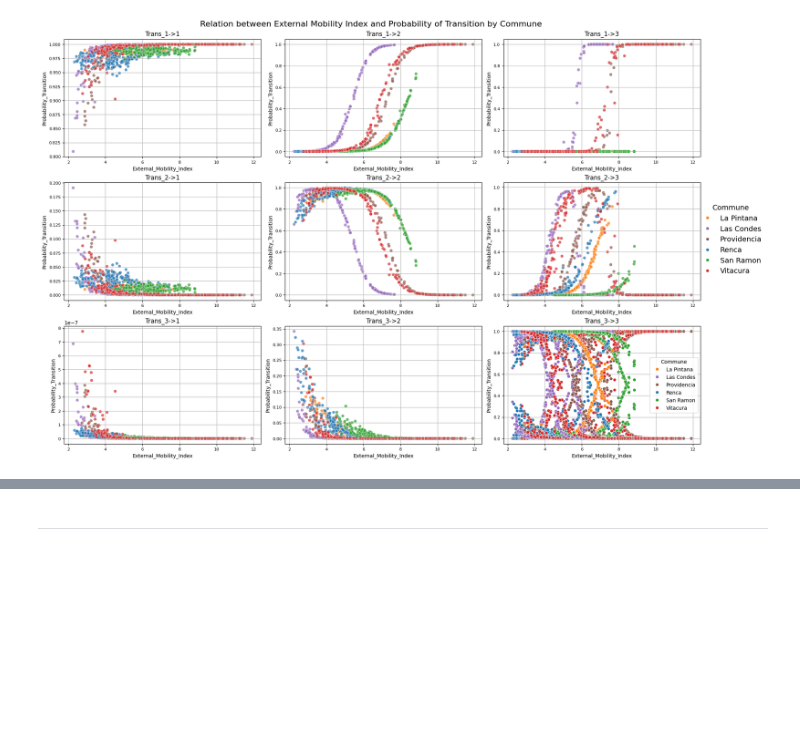
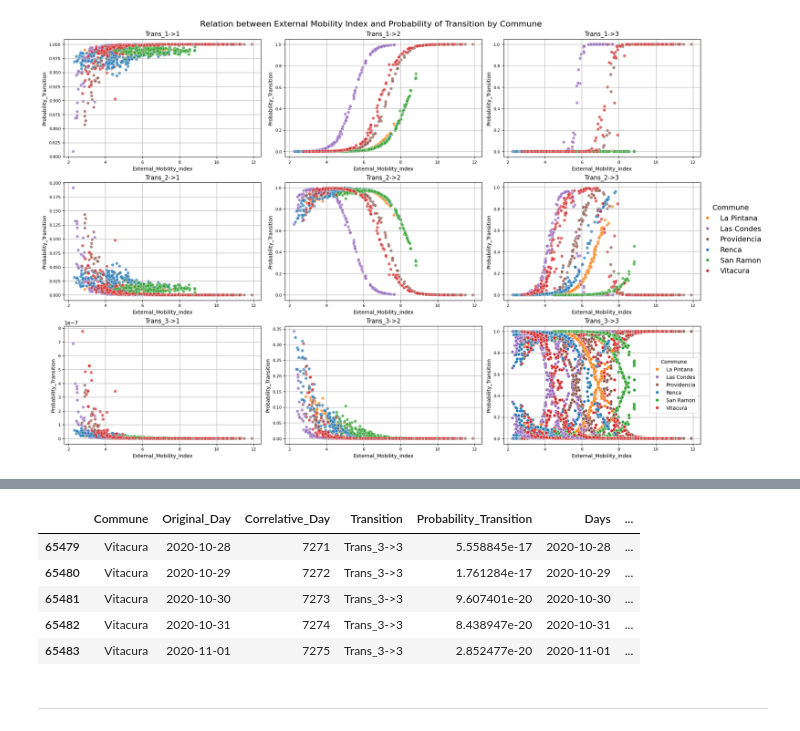
Before and after one commit to lugerlakes/covid-nhmm, a Jupyter notebook: notebooks/nHMM.ipynb, the cells around one changed output, grey strips where cells are left out. Cells and saved outputs as stored; diff of their text form; code cells hidden in the pictures; blank space fills up the shorter version.

```diff
--- a/notebooks/nHMM.ipynb
+++ b/notebooks/nHMM.ipynb
@@ -1141,0 +1151,9 @@ plt.show()
+# %%
+lmm_data.tail()
+# %% [output]
+|  | Commune | Original_Day | Correlative_Day | Transition | Probability_Transition | Days | ... |
+| 65479 | Vitacura | 2020-10-28 | 7271 | Trans_3->3 | 5.558845e-17 | 2020-10-28 | ... |
+| 65480 | Vitacura | 2020-10-29 | 7272 | Trans_3->3 | 1.761284e-17 | 2020-10-29 | ... |
+| 65481 | Vitacura | 2020-10-30 | 7273 | Trans_3->3 | 9.607401e-20 | 2020-10-30 | ... |
+| 65482 | Vitacura | 2020-10-31 | 7274 | Trans_3->3 | 8.438947e-20 | 2020-10-31 | ... |
+| 65483 | Vitacura | 2020-11-01 | 7275 | Trans_3->3 | 2.852477e-20 | 2020-11-01 | ... |
```
Also changed, not shown: parts of 2 cells of this notebook, 3 other files.
